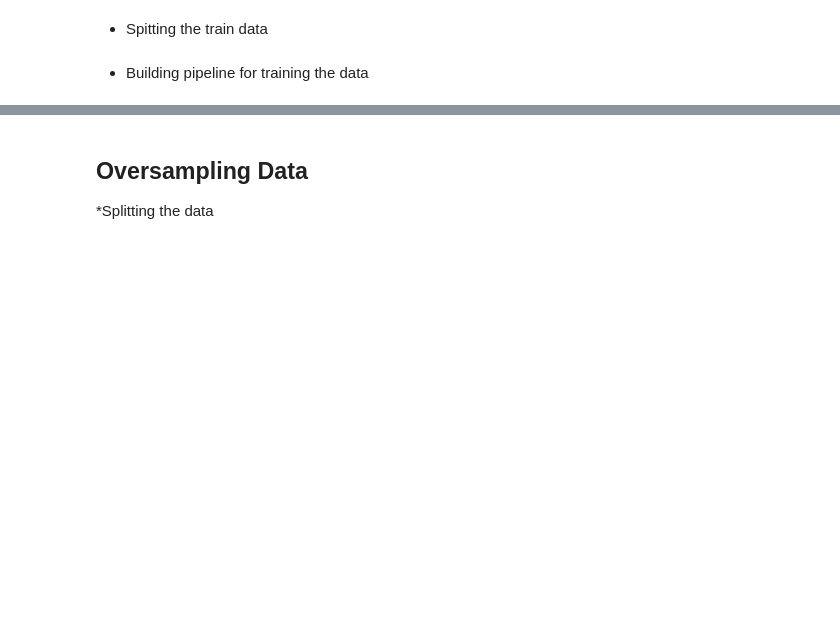
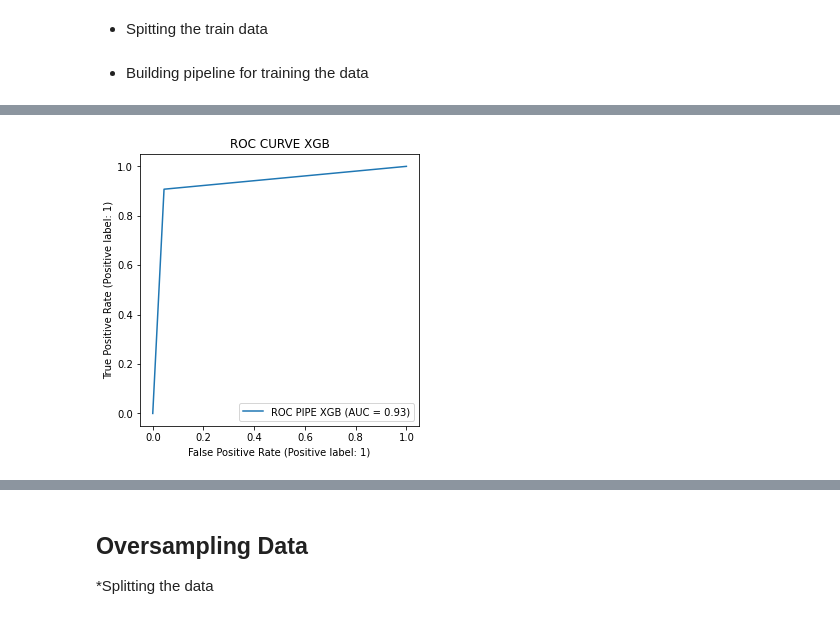
Before and after one commit to akinyosoyeisaac/DSN-KOWOPE-MART, a Jupyter notebook: notebook/EDA.ipynb, the cells around one changed output, grey strips where cells are left out. Cells and saved outputs as stored; diff of their text form; code cells hidden in the pictures; blank space fills up the shorter version.

```diff
--- a/notebook/EDA.ipynb
+++ b/notebook/EDA.ipynb
@@ -282,0 +336,7 @@ classification_report(y_test, y_pred_rf)
+# %%
+fig, ax = plt.subplots(figsize=(5,5))
+RocCurveDisplay.from_predictions(y_true=y_test, y_pred=y_pred_xgb, name="ROC PIPE XGB", ax=ax)
+ax.set_title("ROC CURVE XGB");
+plt.savefig("report/roc_curve_xgb.jpg")
+# %% [output]
+[figure, added]
```
Also changed, not shown: parts of 36 cells of this notebook, 9 other files.
